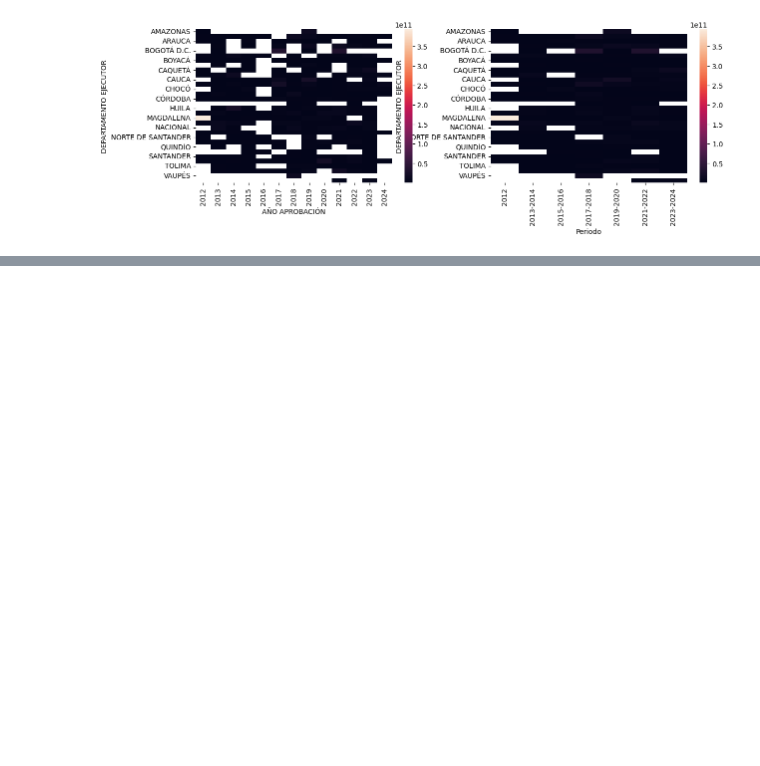
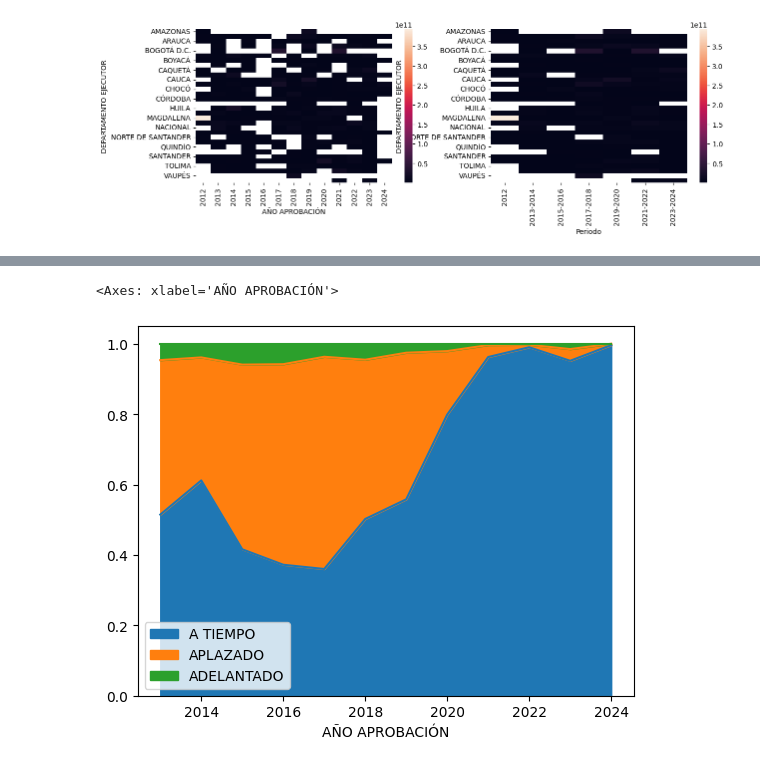
Before and after one commit to cortizbon/sgr_ofiscal, a Jupyter notebook: exper.ipynb, the cells around one changed output, grey strips where cells are left out. Cells and saved outputs as stored; diff of their text form; code cells hidden in the pictures; blank space fills up the shorter version.

```diff
--- a/exper.ipynb
+++ b/exper.ipynb
@@ -313,0 +407,2 @@ sns.heatmap(samp.pivot_table(index='DEPARTAMENTO EJECUTOR',
+# %%
+fechas['DESFASE FECHA FINAL'] = fechas['FECHA FINAL PROGRAMACIÓN ACTUAL'] - fechas['FECHA FINAL PROGRAMACIÓN INICIAL']
@@ -313,0 +415,12 @@ sns.heatmap(samp.pivot_table(index='DEPARTAMENTO EJECUTOR',
+# %%
+a = fechas[fechas['DESFASE FECHA FINAL'] == pd.to_timedelta(0)].groupby('AÑO APROBACIÓN')['DESFASE FECHA FINAL'].count()
+b = fechas[fechas['DESFASE FECHA FINAL'] > pd.to_timedelta(0)].groupby('AÑO APROBACIÓN')['DESFASE FECHA FINAL'].count()
+c = fechas[fechas['DESFASE FECHA FINAL'] < pd.to_timedelta(0)].groupby('AÑO APROBACIÓN')['DESFASE FECHA FINAL'].count()
+# %%
+tab = pd.concat([a, b, c], axis=1)
+tab.columns = ['A TIEMPO', 'APLAZADO', 'ADELANTADO']
+
+tab.div(tab.sum(axis=1), axis=0).plot(kind='area')
+# %% [output]
+<Axes: xlabel='AÑO APROBACIÓN'>
+[figure, added]
```
Also changed, not shown: parts of 94 cells of this notebook, 3 other files.
